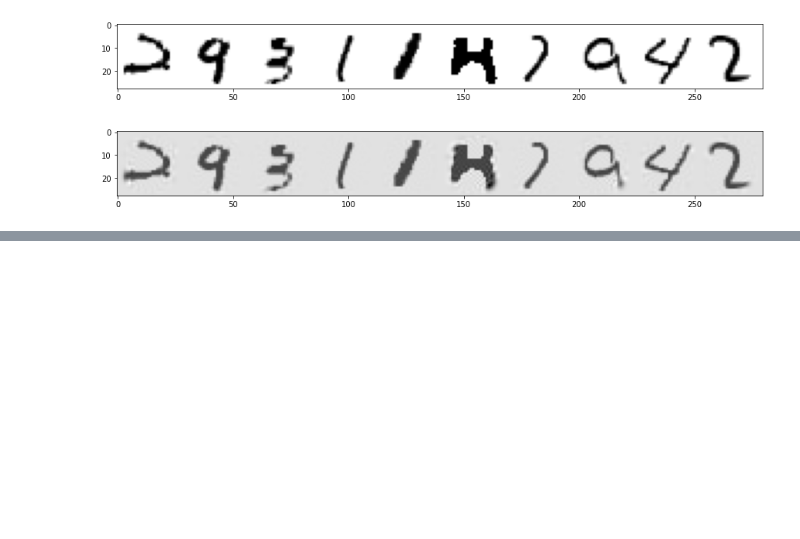
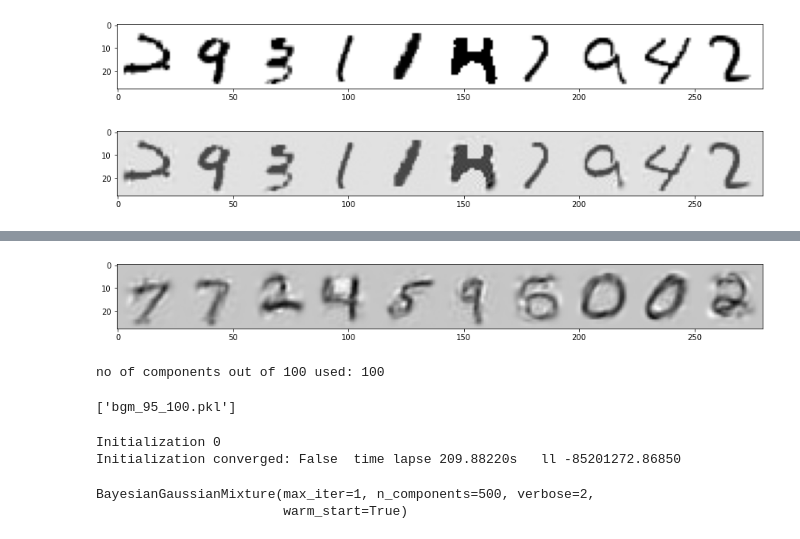
Before and after one commit to Longs/Ch-9-Clustering, a Jupyter notebook: Mnist_GMM.ipynb, the cells around one changed output, grey strips where cells are left out. Saved outputs shown, nothing was run; the diff lists cells and outputs as text; code cells hidden in the pictures; blank space fills up the shorter version.

```diff
--- a/Mnist_GMM.ipynb
+++ b/Mnist_GMM.ipynb
@@ -109,0 +145,5 @@ KeyboardInterrupt:
+# %%
+# So uses all 20 - try using BGM to find optimal number
+from sklearn.mixture import BayesianGaussianMixture
+
+bgm_95 = BayesianGaussianMixture(max_iter = 100, verbose = 2, n_components=100).fit(X_train_pca_95)
@@ -109,0 +163,3 @@ KeyboardInterrupt:
+# %%
+bgm_95.warm_start=True
+bgm_95.fit(X_train_pca_95)
@@ -109,0 +173,27 @@ KeyboardInterrupt:
+# %%
+import numpy as np
+new_digits_bgm95 = []
+new_sample = bgm_95.sample(10)
+for _ in new_sample[0]:
+    new_digits_bgm95.append(pca_Xtrain_95.inverse_transform(_))
+show_images(np.array(new_digits_bgm95),10)
+# %% [output]
+[figure, added]
+# %%
+print(f"no of components out of 100 used: {len(np.unique(bgm_95.predict(X_train_pca_95)))}")
+# %% [output]
+no of components out of 100 used: 100
+# %%
+import joblib
+joblib.dump(bgm_95,"bgm_95_100.pkl")
+# %% [output]
+['bgm_95_100.pkl']
+# %%
+iter = 1
+bgm_95_500 = BayesianGaussianMixture(n_components=500,verbose=2,max_iter=1, warm_start=True)
+bgm_95_500.fit(X_train_pca_95)
+# %% [output]
+Initialization 0
+Initialization converged: False  time lapse 209.88220s   ll -85201272.86850
+BayesianGaussianMixture(max_iter=1, n_components=500, verbose=2,
+                        warm_start=True)
```
Also changed, not shown: parts of 14 cells of this notebook.
